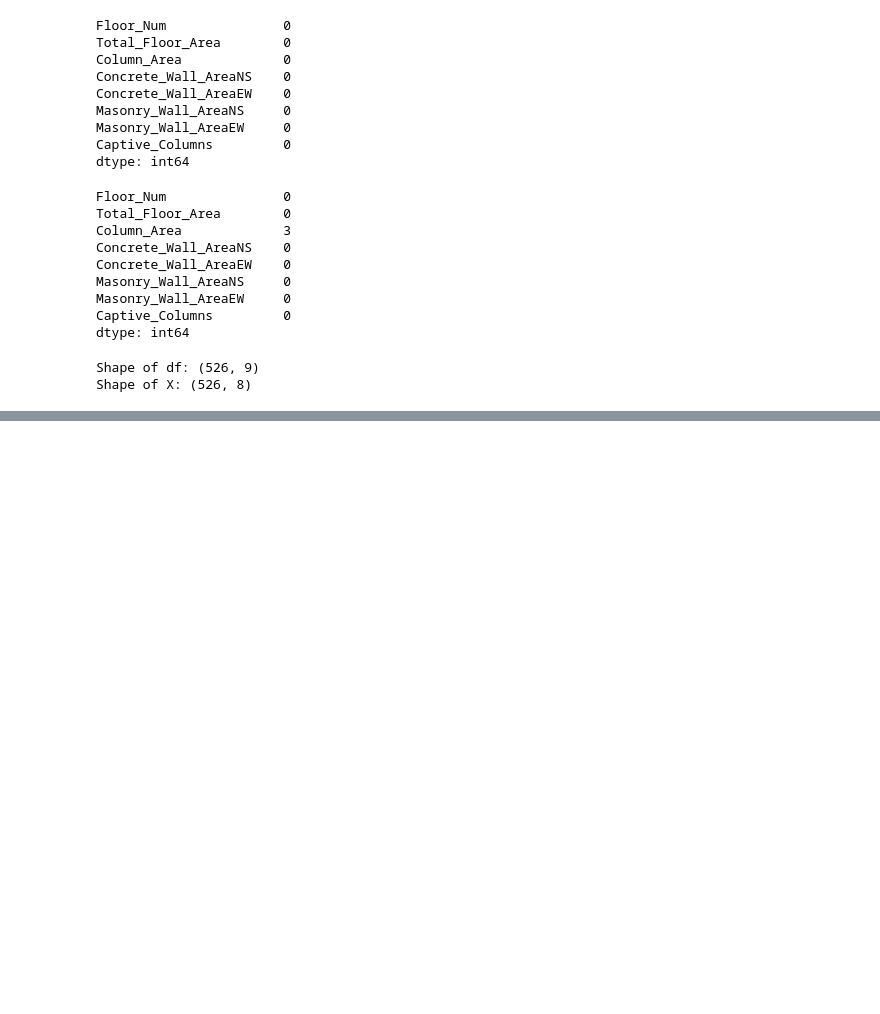
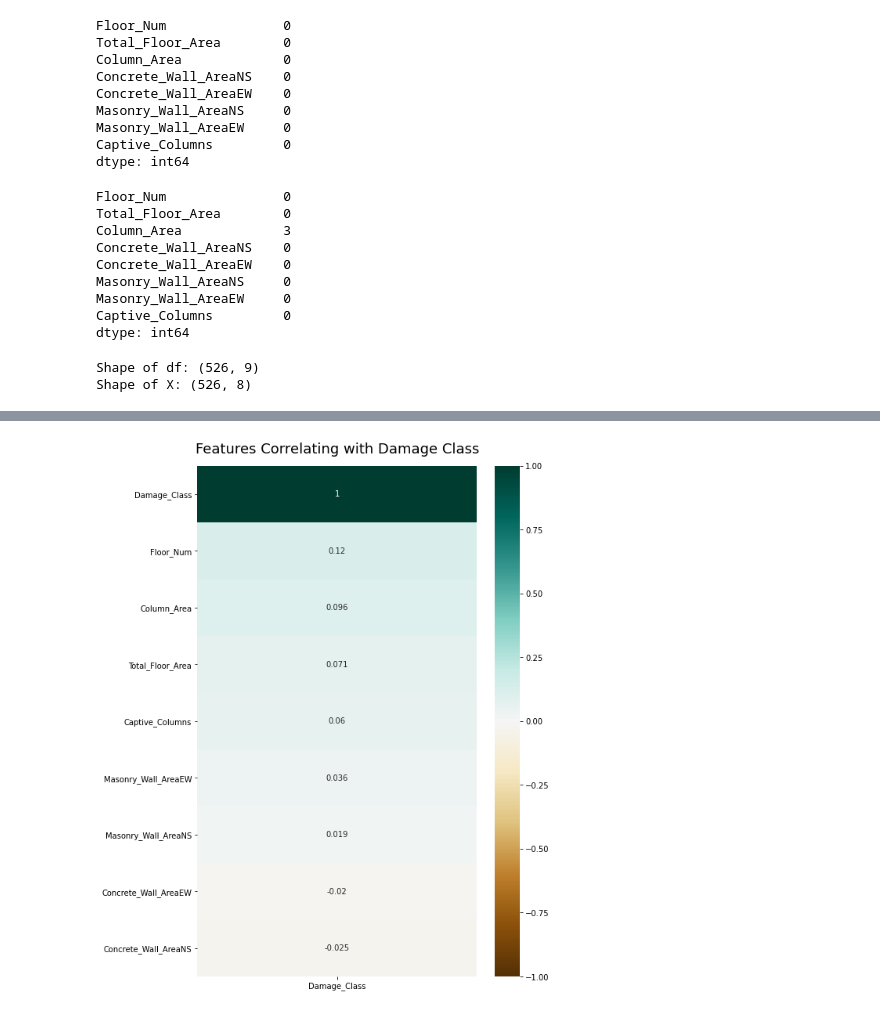
Before and after one commit to vandana1145/MasterThesisProjectCode, a Jupyter notebook: final_data_preprocessing.ipynb, the cells around one changed output, grey strips where cells are left out. Cells and saved outputs as stored; diff of their text form; code cells hidden in the pictures; blank space fills up the shorter version.

```diff
--- a/final_data_preprocessing.ipynb
+++ b/final_data_preprocessing.ipynb
@@ -100,3 +116,11 @@ print(features[0:5,:])
+# %%
+# Correlation of Independent Variables with the Dependent Variable
+pyplot.figure(figsize=(8, 12))
+heatmap = sns.heatmap(df.corr()[['Damage_Class']].sort_values(by='Damage_Class', ascending=False), vmin=-1, vmax=1, annot=True, cmap='BrBG')
+heatmap.set_title('Features Correlating with Damage Class', fontdict={'fontsize':18}, pad=16);
+pyplot.savefig('heatmap_damage.png', dpi=200, bbox_inches='tight')
+# %% [output]
+[figure, added]
 # %%
 # define the scaler
 trans = MinMaxScaler()
```
Also changed, not shown: parts of 5 cells of this notebook, 5 other files.
